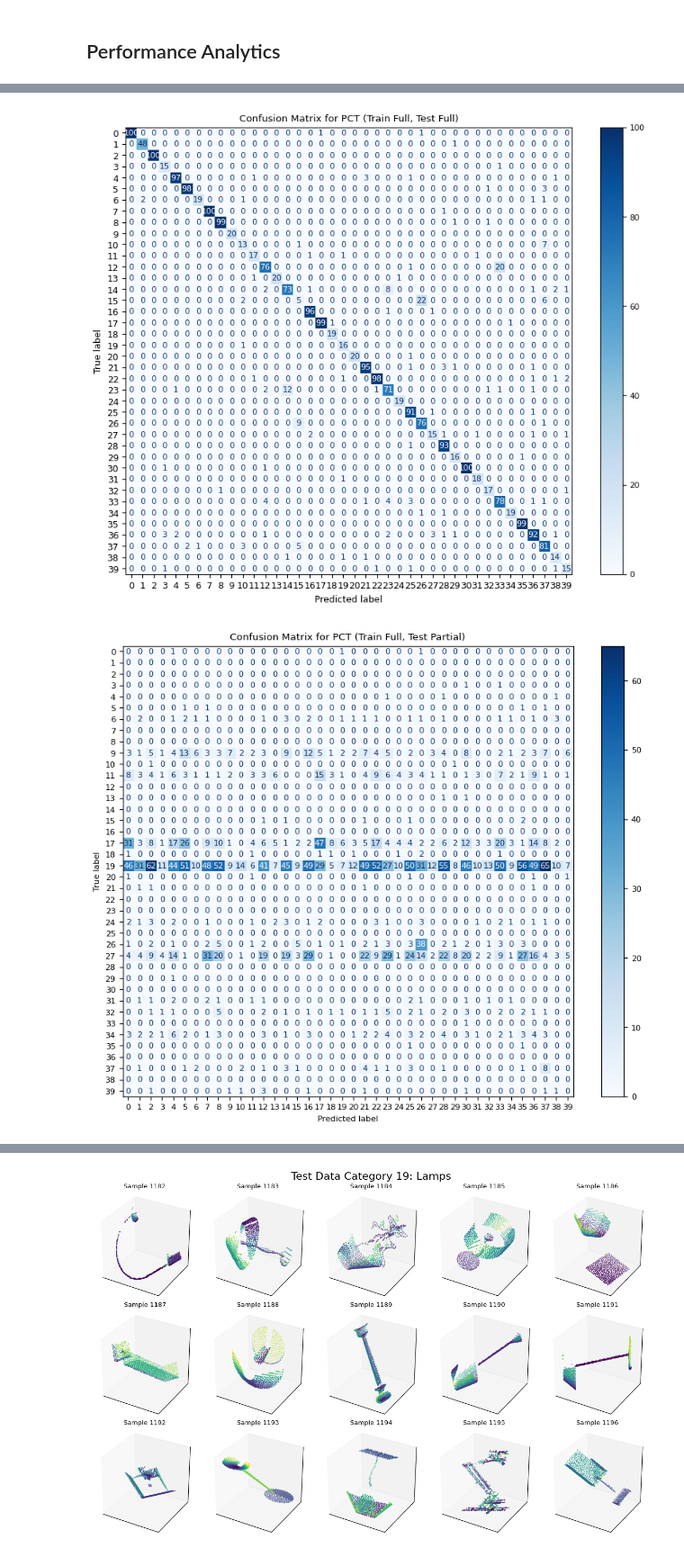
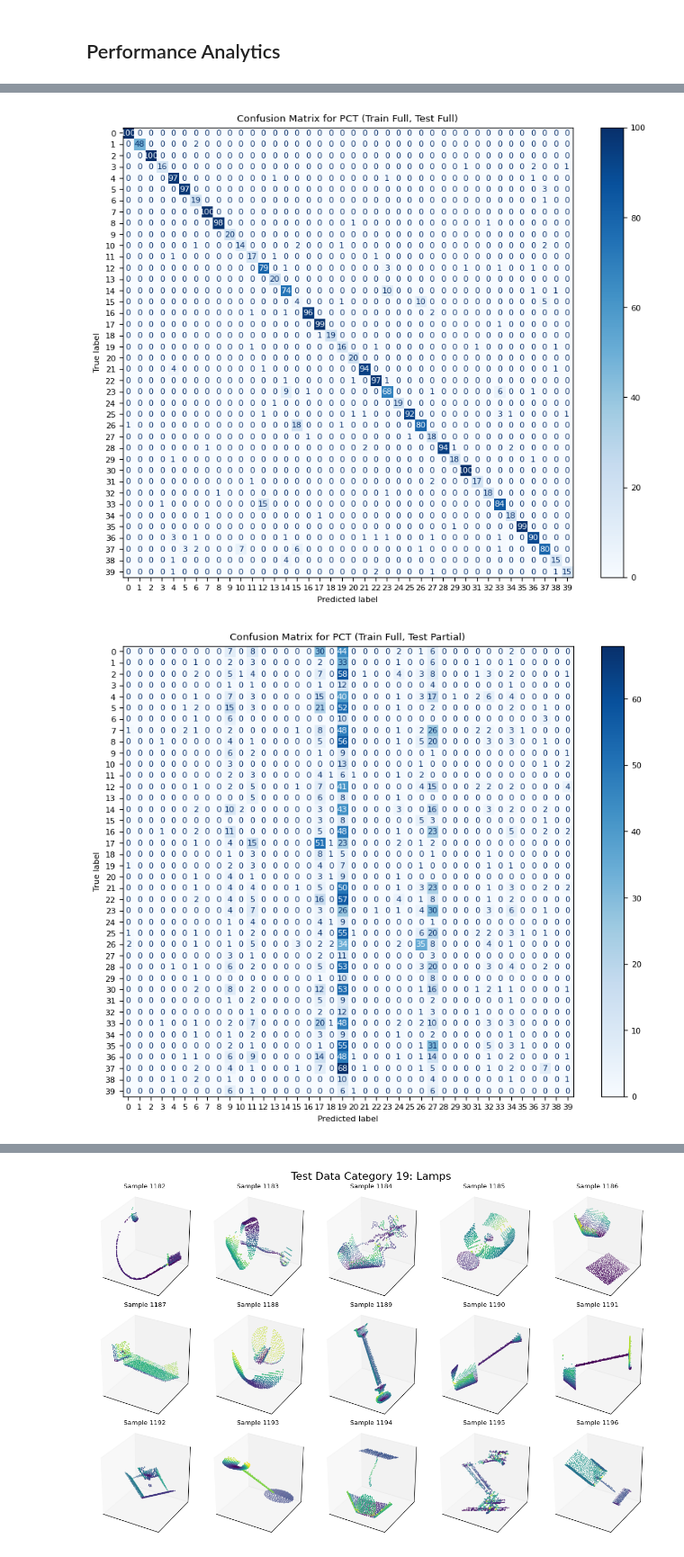
Before and after one commit to DavidClaszen/pointcloud-bench, a Jupyter notebook: notebooks/PCT-Analysis.ipynb, the cells around one changed output, grey strips where cells are left out. Shown at 90% size. Cells and saved outputs as stored; diff of their text form; code cells hidden in the pictures.

```diff
--- a/notebooks/PCT-Analysis.ipynb
+++ b/notebooks/PCT-Analysis.ipynb
@@ -81,21 +68,21 @@ pct_results.head(5)
 fig, ax = plt.subplots(figsize=(10, 8))
 plt.rcParams.update({'font.size': 8})
 
-cm = confusion_matrix(pct_results.pct_pct, pct_results.y_true)
+cm = confusion_matrix(pct_results.y_true, pct_results.full_full)
 disp = ConfusionMatrixDisplay(confusion_matrix=cm)
 disp.plot(cmap=plt.cm.Blues, ax=ax)
 plt.title("Confusion Matrix for PCT (Train Full, Test Full)")
 plt.show()
 # %% [output]
-[figure, old version]
+[figure, new version]
 # %%
 fig, ax = plt.subplots(figsize=(10, 8))
 plt.rcParams.update({'font.size': 8})
 
-cm = confusion_matrix(pct_results.pct_pap, pct_results.y_true)
+cm = confusion_matrix(pct_results.y_true, pct_results.full_partial50)
 disp = ConfusionMatrixDisplay(confusion_matrix=cm)
 disp.plot(cmap=plt.cm.Blues, ax=ax)
 plt.title("Confusion Matrix for PCT (Train Full, Test Partial)")
 plt.show()
 # %% [output]
-[figure, old version]
+[figure, new version]
```
Also changed, not shown: parts of 19 cells of this notebook, 1 other file.
